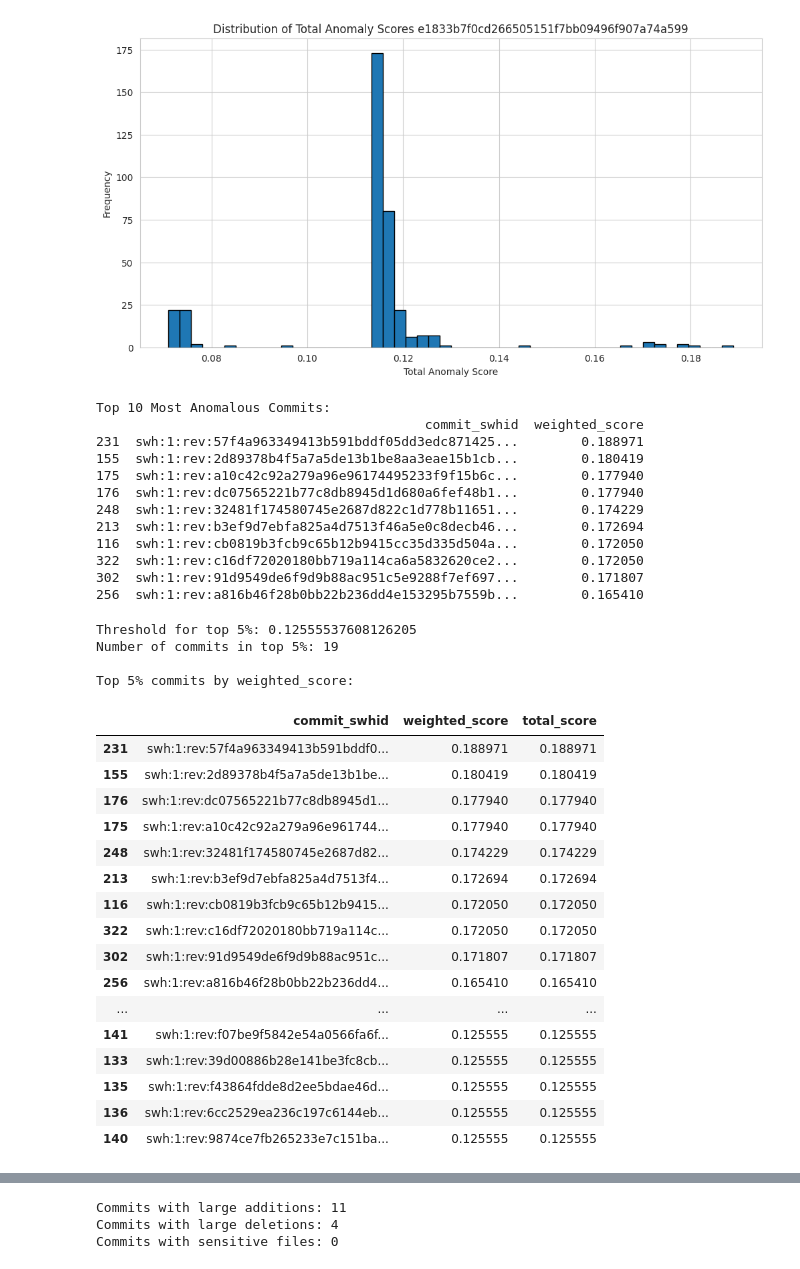
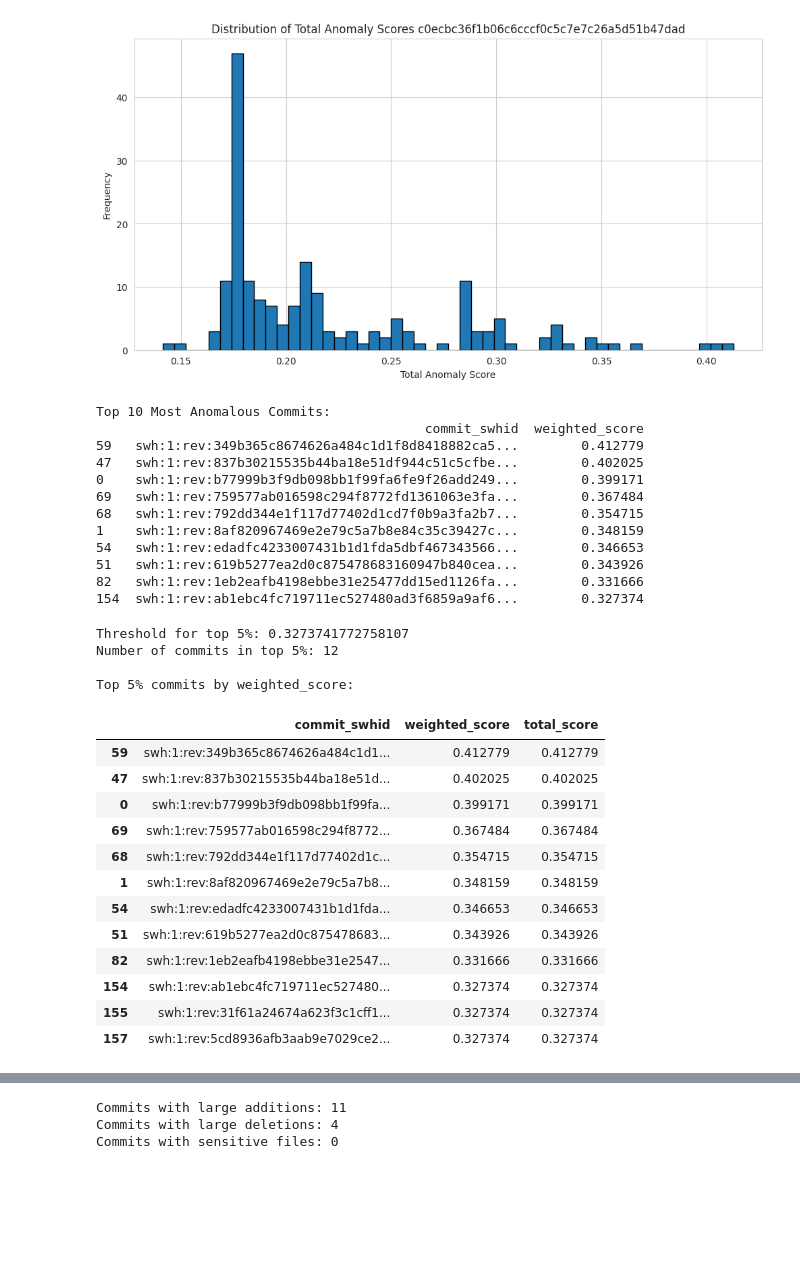
Before and after one commit to srapaport/anomalous-commits, a Jupyter notebook: analysis/analyze_scores.ipynb, the cells around one changed output, grey strips where cells are left out. Drawn from its saved outputs; the diff is of its cells as text; code cells hidden in the pictures; blank space fills up the shorter version.

```diff
--- a/analysis/analyze_scores.ipynb
+++ b/analysis/analyze_scores.ipynb
@@ -10,7 +10,7 @@ sns.set_style('whitegrid')
 %matplotlib inline
 # %%
 # Connect to the database
-conn = sqlite3.connect('../data/teaser_scores/anomaly_scores_swh:1:ori:e1833b7f0cd266505151f7bb09496f907a74a599.db')
+conn = sqlite3.connect('../data/anomaly_scores_test.db')
 
 # Load data into a pandas DataFrame
 df = pd.read_sql_query('SELECT * FROM anomaly_scores', conn)
@@ -32,13 +32,13 @@ Total commits: 355
 # %%
 # Distribution of total scores
 plt.figure(figsize=(12, 6))
 plt.hist(df['weighted_score'], bins=50, edgecolor='black')
 plt.xlabel('Total Anomaly Score')
 plt.ylabel('Frequency')
-plt.title('Distribution of Total Anomaly Scores e1833b7f0cd266505151f7bb09496f907a74a599')
+plt.title('Distribution of Total Anomaly Scores c0ecbc36f1b06c6cccf0c5c7e7c26a5d51b47dad')
 plt.show()
 # %% [output]
-[figure, old version]
+[figure, new version]
 # %%
 # Top 10 most anomalous commits
 top_anomalies = df.nlargest(10, 'weighted_score')[['commit_swhid', 'weighted_score']]
@@ -47,16 +47,16 @@ print(top_anomalies)
 # %% [output]
 Top 10 Most Anomalous Commits:
                                           commit_swhid  weighted_score
-231  swh:1:rev:57f4a963349413b591bddf05dd3edc871425...        0.188971
-155  swh:1:rev:2d89378b4f5a7a5de13b1be8aa3eae15b1cb...        0.180419
-175  swh:1:rev:a10c42c92a279a96e96174495233f9f15b6c...        0.177940
-176  swh:1:rev:dc07565221b77c8db8945d1d680a6fef48b1...        0.177940
-248  swh:1:rev:32481f174580745e2687d822c1d778b11651...        0.174229
-213  swh:1:rev:b3ef9d7ebfa825a4d7513f46a5e0c8decb46...        0.172694
-116  swh:1:rev:cb0819b3fcb9c65b12b9415cc35d335d504a...        0.172050
-322  swh:1:rev:c16df72020180bb719a114ca6a5832620ce2...        0.172050
-302  swh:1:rev:91d9549de6f9d9b88ac951c5e9288f7ef697...        0.171807
-256  swh:1:rev:a816b46f28b0bb22b236dd4e153295b7559b...        0.165410
+59   swh:1:rev:349b365c8674626a484c1d1f8d8418882ca5...        0.412779
+47   swh:1:rev:837b30215535b44ba18e51df944c51c5cfbe...        0.402025
+0    swh:1:rev:b77999b3f9db098bb1f99fa6fe9f26add249...        0.399171
+69   swh:1:rev:759577ab016598c294f8772fd1361063e3fa...        0.367484
+68   swh:1:rev:792dd344e1f117d77402d1cd7f0b9a3fa2b7...        0.354715
+1    swh:1:rev:8af820967469e2e79c5a7b8e84c35c39427c...        0.348159
+54   swh:1:rev:edadfc4233007431b1d1fda5dbf467343566...        0.346653
+51   swh:1:rev:619b5277ea2d0c875478683160947b840cea...        0.343926
+82   swh:1:rev:1eb2eafb4198ebbe31e25477dd15ed1126fa...        0.331666
+154  swh:1:rev:ab1ebc4fc719711ec527480ad3f6859a9af6...        0.327374
 # %%
 # Display top 5% of commits by weighted_score in descending order
 threshold = df['weighted_score'].quantile(0.95)
@@ -67,27 +67,23 @@ print(f"Number of commits in top 5%: {len(top_5_percent)}")
 print("\nTop 5% commits by weighted_score:")
 top_5_percent[['commit_swhid', 'weighted_score', 'total_score']]
 # %% [output]
-Threshold for top 5%: 0.12555537608126205
-Number of commits in top 5%: 19
+Threshold for top 5%: 0.3273741772758107
+Number of commits in top 5%: 12
 
 Top 5% commits by weighted_score:
 |  | commit_swhid | weighted_score | total_score |
-| 231 | swh:1:rev:57f4a963349413b591bddf0... | 0.188971 | 0.188971 |
-| 155 | swh:1:rev:2d89378b4f5a7a5de13b1be... | 0.180419 | 0.180419 |
-| 176 | swh:1:rev:dc07565221b77c8db8945d1... | 0.177940 | 0.177940 |
-| 175 | swh:1:rev:a10c42c92a279a96e961744... | 0.177940 | 0.177940 |
-| 248 | swh:1:rev:32481f174580745e2687d82... | 0.174229 | 0.174229 |
-| 213 | swh:1:rev:b3ef9d7ebfa825a4d7513f4... | 0.172694 | 0.172694 |
-| 116 | swh:1:rev:cb0819b3fcb9c65b12b9415... | 0.172050 | 0.172050 |
-| 322 | swh:1:rev:c16df72020180bb719a114c... | 0.172050 | 0.172050 |
-| 302 | swh:1:rev:91d9549de6f9d9b88ac951c... | 0.171807 | 0.171807 |
-| 256 | swh:1:rev:a816b46f28b0bb22b236dd4... | 0.165410 | 0.165410 |
-| ... | ... | ... | ... |
-| 141 | swh:1:rev:f07be9f5842e54a0566fa6f... | 0.125555 | 0.125555 |
-| 133 | swh:1:rev:39d00886b28e141be3fc8cb... | 0.125555 | 0.125555 |
-| 135 | swh:1:rev:f43864fdde8d2ee5bdae46d... | 0.125555 | 0.125555 |
-| 136 | swh:1:rev:6cc2529ea236c197c6144eb... | 0.125555 | 0.125555 |
-| 140 | swh:1:rev:9874ce7fb265233e7c151ba... | 0.125555 | 0.125555 |
+| 59 | swh:1:rev:349b365c8674626a484c1d1... | 0.412779 | 0.412779 |
+| 47 | swh:1:rev:837b30215535b44ba18e51d... | 0.402025 | 0.402025 |
+| 0 | swh:1:rev:b77999b3f9db098bb1f99fa... | 0.399171 | 0.399171 |
+| 69 | swh:1:rev:759577ab016598c294f8772... | 0.367484 | 0.367484 |
+| 68 | swh:1:rev:792dd344e1f117d77402d1c... | 0.354715 | 0.354715 |
+| 1 | swh:1:rev:8af820967469e2e79c5a7b8... | 0.348159 | 0.348159 |
+| 54 | swh:1:rev:edadfc4233007431b1d1fda... | 0.346653 | 0.346653 |
+| 51 | swh:1:rev:619b5277ea2d0c875478683... | 0.343926 | 0.343926 |
+| 82 | swh:1:rev:1eb2eafb4198ebbe31e2547... | 0.331666 | 0.331666 |
+| 154 | swh:1:rev:ab1ebc4fc719711ec527480... | 0.327374 | 0.327374 |
+| 155 | swh:1:rev:31f61a24674a623f3c1cff1... | 0.327374 | 0.327374 |
+| 157 | swh:1:rev:5cd8936afb3aab9e7029ce2... | 0.327374 | 0.327374 |
 # %%
 # Correlation heatmap of anomaly features
 anomaly_columns = [
```
Also changed, not shown: parts of 2 cells of this notebook, 6 other files.
